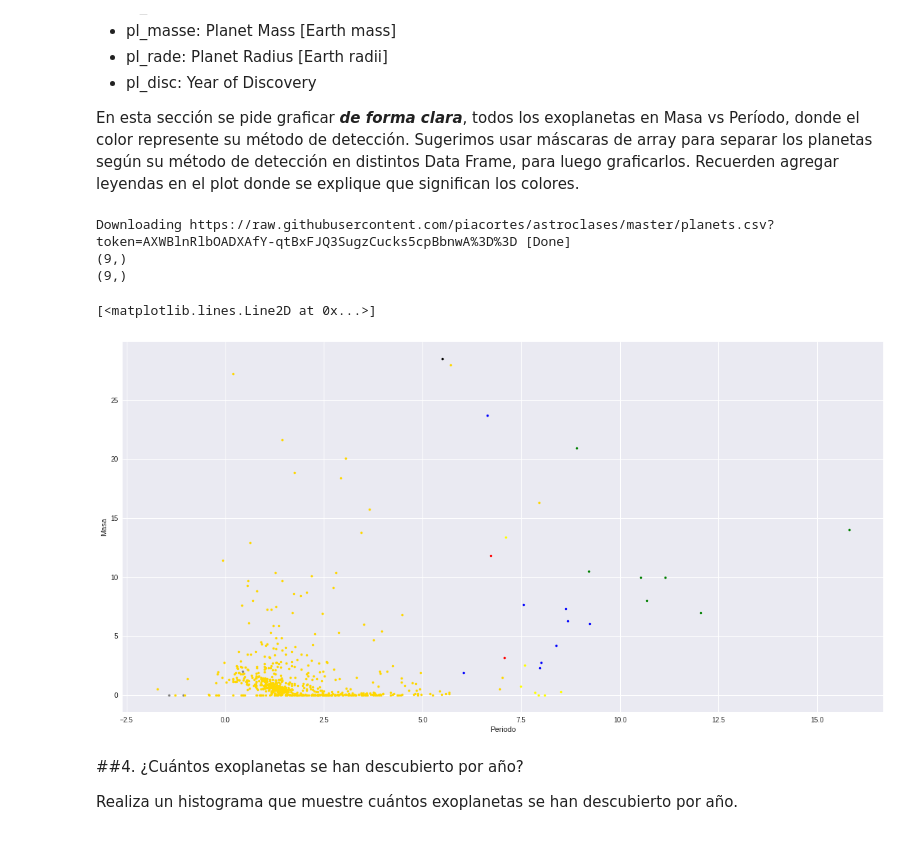
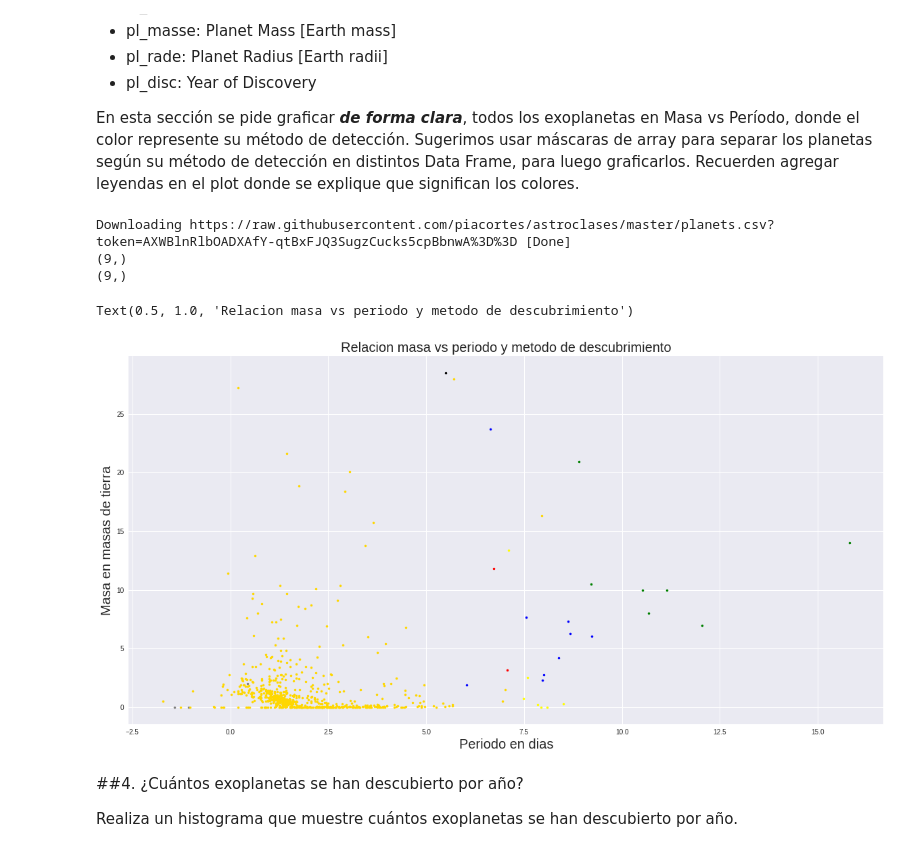
Before and after one commit to pablocanas/minitarea3, a Jupyter notebook: minitarea3.ipynb, the cells around one changed output. Saved outputs shown, nothing was run; the diff lists cells and outputs as text; code cells hidden in the pictures.

```diff
--- a/minitarea3.ipynb
+++ b/minitarea3.ipynb
@@ -194,7 +192,6 @@ En esta sección se pide graficar ***de forma clara***, todos los exoplanetas en
 # %%
 # Importamos Pandas y cargamos el archivo planets.csv
 import pandas as pd
-planetas.groupby('pl_discmethod')["pl_orbper"].mean()
 archivo = download_file('https://raw.githubusercontent.com/piacortes/astroclases/master/planets.csv?token=AXWBlnRlbOADXAfY-qtBxFJQ3SugzCucks5cpBbnwA%3D%3D')
 planetas = pd.read_csv(archivo, comment="#")
 masas = planetas["pl_bmassj"]
@@ -205,38 +202,39 @@ eclipse_det = planetas[planetas["pl_discmethod"]=="Eclipse Timing Variations"]
 imag_det = planetas[planetas["pl_discmethod"]=="Imaging"]
 mic_det = planetas[planetas["pl_discmethod"]=="Microlensing"]
 orbt_det = planetas[planetas["pl_discmethod"]=="Orbital Brightness Modulation"]
 puls_det = planetas[planetas["pl_discmethod"]=="Pulsar Timing "]
 puls2_det = planetas[planetas["pl_discmethod"]=="Pulsation Timing Variations"]
 rad_det = planetas[planetas["pl_discmethod"]=="Radial Velocity "]
 trans_det = planetas[planetas["pl_discmethod"]=="Transit"]
 trans2_det = planetas[planetas["pl_discmethod"]=="Transit Timing Variations"]
 print(eclipse_det["pl_orbper"].shape)
 print(eclipse_det["pl_bmassj"].shape)
 
 
-plt.figure(figsize=(30,10))
-plt.xlabel("Periodo")
-plt.ylabel("Masa")
+plt.figure(figsize=(20,10))
+plt.xlabel("Periodo en dias",fontsize = 20)
+plt.ylabel("Masa en masas de tierra",fontsize = 20)
 plt.plot(np.log(astro_det["pl_orbper"]),astro_det["pl_bmassj"], ".", color="black", c=metodo_det)
 plt.plot(np.log(eclipse_det["pl_orbper"]),eclipse_det["pl_bmassj"], ".", color="blue", c=metodo_det)
 plt.plot(np.log(imag_det["pl_orbper"]),imag_det["pl_bmassj"], ".", color="green", c=metodo_det)
 plt.plot(np.log(mic_det["pl_orbper"]),mic_det["pl_bmassj"], ".", color="yellow", c=metodo_det)
 plt.plot(np.log(orbt_det["pl_orbper"]),orbt_det["pl_bmassj"], ".", color="grey", c=metodo_det)
 plt.plot(np.log(puls_det["pl_orbper"]),puls_det["pl_bmassj"], ".", color="brown", c=metodo_det)
 plt.plot(np.log(puls2_det["pl_orbper"]),puls2_det["pl_bmassj"], ".", color="red", c=metodo_det)
 plt.plot(np.log(rad_det["pl_orbper"]),rad_det["pl_bmassj"], ".", color="orange", c=metodo_det)
 plt.plot(np.log(trans_det["pl_orbper"]),trans_det["pl_bmassj"], ".", color="gold", c=metodo_det)
+plt.title("Relacion masa vs periodo y metodo de descubrimiento",fontsize=20)
 
 
 
 
 # Graficar plot
 # %% [output]
 Downloading https://raw.githubusercontent.com/piacortes/astroclases/master/planets.csv?token=AXWBlnRlbOADXAfY-qtBxFJQ3SugzCucks5cpBbnwA%3D%3D [Done]
 (9,)
 (9,)
-[<matplotlib.lines.Line2D at 0x...>]
+Text(0.5, 1.0, 'Relacion masa vs periodo y metodo de descubrimiento')
-[figure, old version]
+[figure, new version]
 # %% [markdown]
 ##4. ¿Cuántos exoplanetas se han descubierto por año?
 
```
Also changed, not shown: parts of 9 cells of this notebook.
